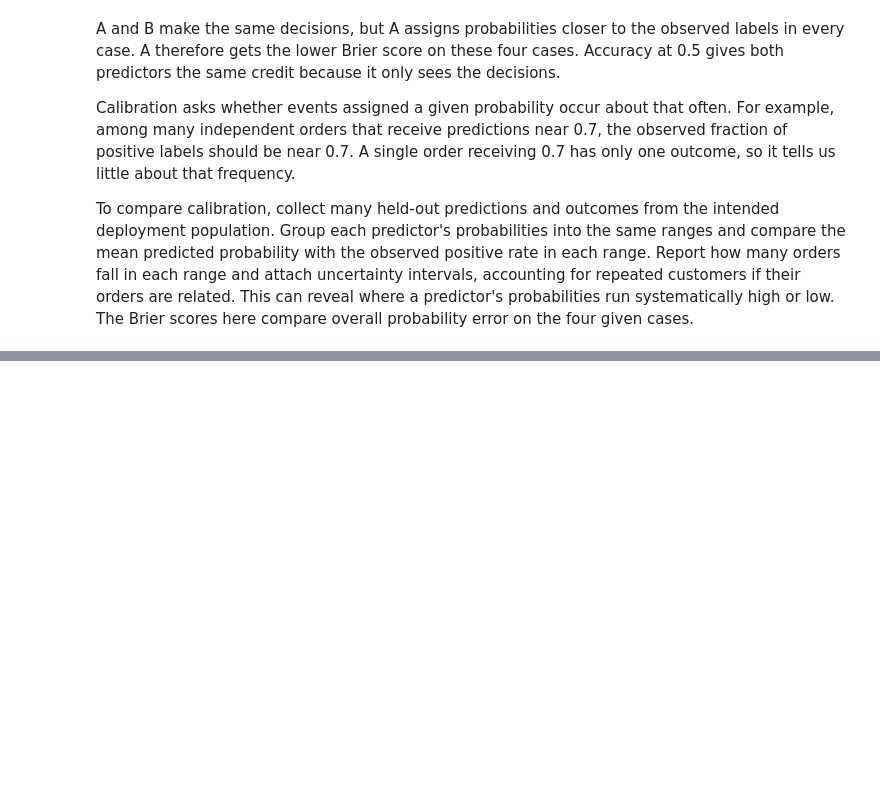
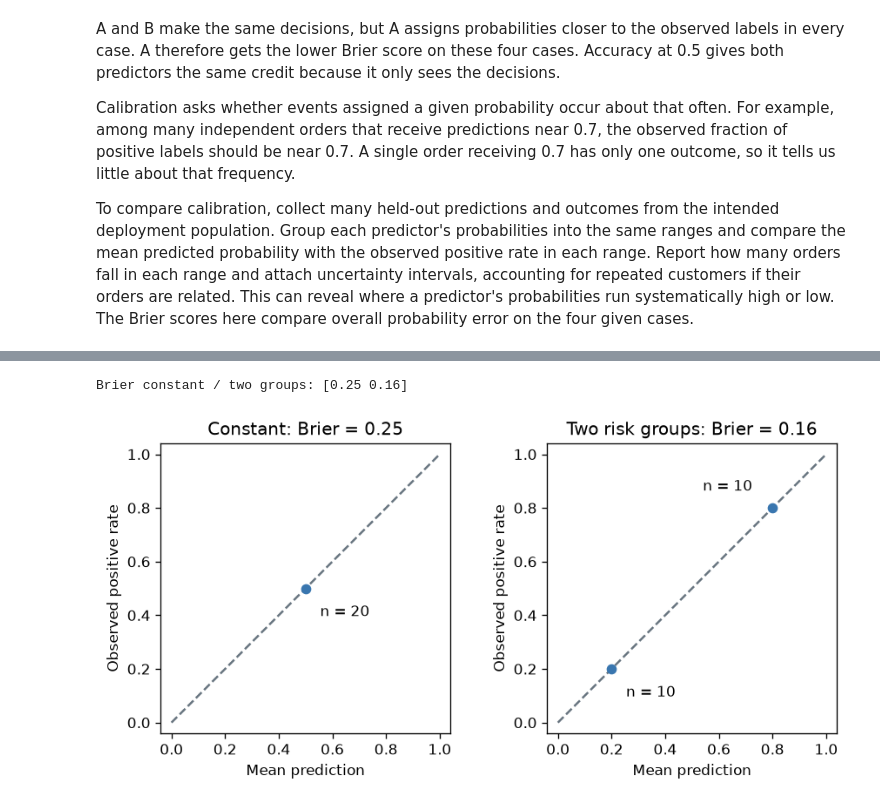
Before and after one commit to jrterven/transformers-book, a Jupyter notebook: solutions/ch28_tabular/python-solutions.ipynb, the cells around one changed output, grey strips where cells are left out. Cells and saved outputs as stored; diff of their text form; code cells hidden in the pictures; blank space fills up the shorter version.

```diff
--- a/solutions/ch28_tabular/python-solutions.ipynb
+++ b/solutions/ch28_tabular/python-solutions.ipynb
@@ -324,0 +524,27 @@ here compare overall probability error on the four given cases.
+# %%
+calibration_labels = np.array([1]*2 + [0]*8 + [1]*8 + [0]*2)
+calibration_predictions = [np.full(20, .5), np.repeat([.2, .8], 10)]
+calibration_scores = [brier_score(calibration_labels, p)
+                      for p in calibration_predictions]
+np.testing.assert_allclose(calibration_scores, [.25, .16])
+fig, axes = plt.subplots(1, 2, figsize=(7.4, 3.5), layout="constrained")
+for ax, p, score, name in zip(axes, calibration_predictions, calibration_scores,
+                              ["Constant", "Two risk groups"]):
+    ax.plot([0, 1], [0, 1], "--", color="#687580")
+    for value in np.unique(p):
+        mask = p == value
+        rate = calibration_labels[mask].mean()
+        assert np.isclose(value, rate)
+        ax.scatter(value, rate, color="#3976AF", zorder=3)
+        offset = (-48, 12) if value > .7 else (10, -19)
+        ax.annotate(f"n = {mask.sum()}", (value, rate), xytext=offset,
+                    textcoords="offset points")
+    ax.set(xlim=(-.04, 1.04), ylim=(-.04, 1.04), aspect="equal",
+           xlabel="Mean prediction", ylabel="Observed positive rate",
+           title=f"{name}: Brier = {score:.2f}")
+display(fig)
+plt.close(fig)
+print("Brier constant / two groups:", np.round(calibration_scores, 2))
+# %% [output]
+Brier constant / two groups: [0.25 0.16]
+[figure, added]
```
Also changed, not shown: parts of 25 cells of this notebook, 9 other files.
